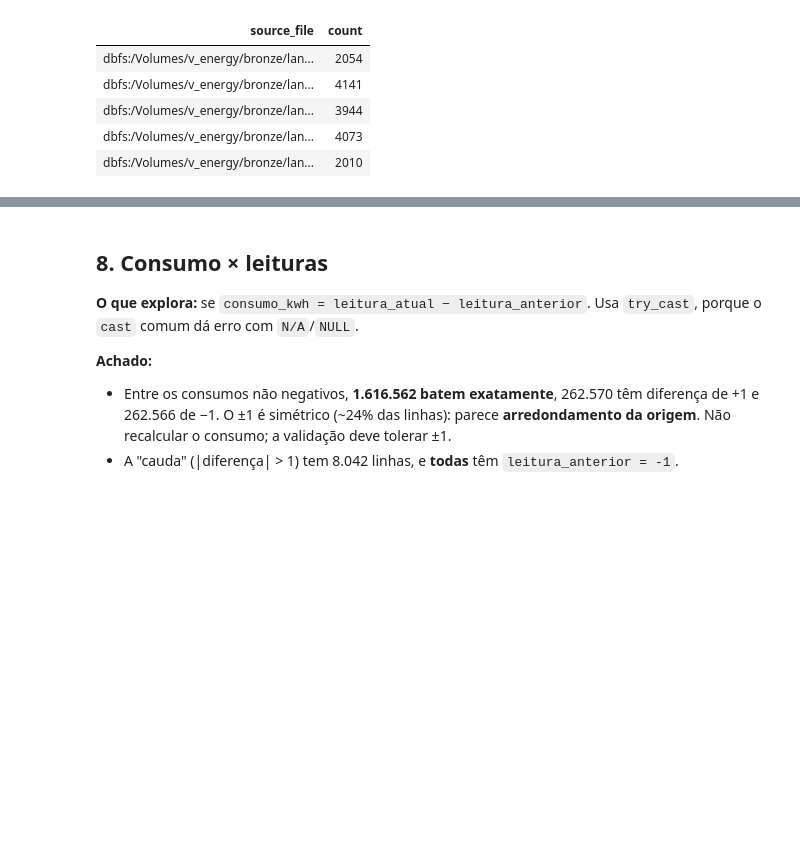
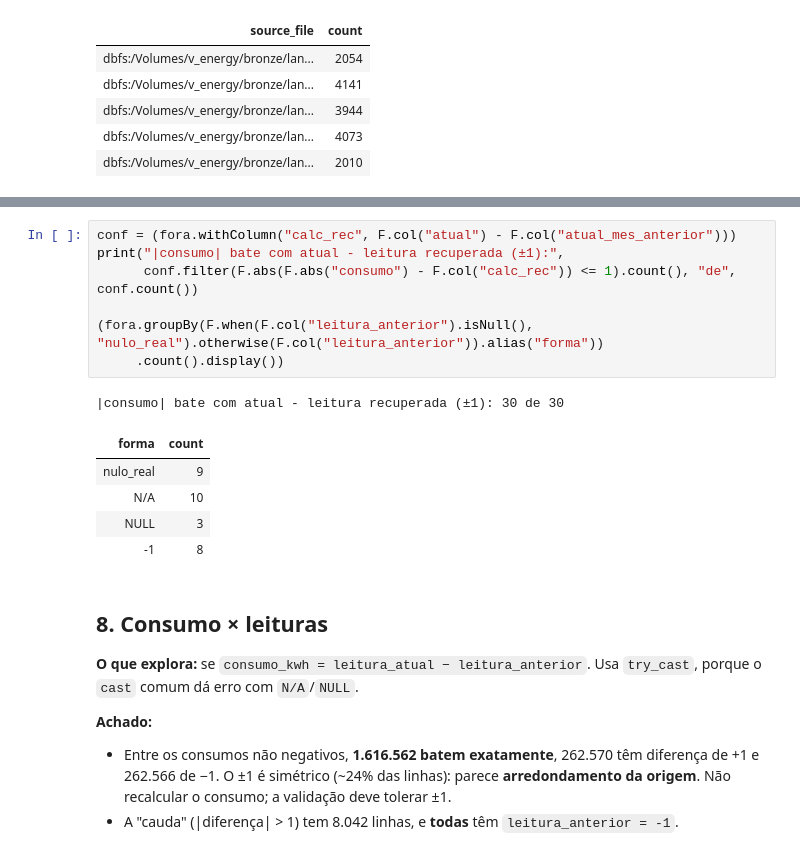
Before and after one commit to marcelaraposoo/V-Energy-Grid-360, a Jupyter notebook: data-engineering/notebooks/exploracao/exploracao_leituras.ipynb, the cells around one changed output, grey strips where cells are left out. Drawn from its saved outputs; the diff is of its cells as text; blank space fills up the shorter version.

```diff
--- a/data-engineering/notebooks/exploracao/exploracao_leituras.ipynb
+++ b/data-engineering/notebooks/exploracao/exploracao_leituras.ipynb
@@ -322,3 +414,17 @@ N/A ou NULL: 16222 | são a 1ª leitura da UC: 339
+# %%
+conf = (fora.withColumn("calc_rec", F.col("atual") - F.col("atual_mes_anterior")))
+print("|consumo| bate com atual - leitura recuperada (±1):",
+      conf.filter(F.abs(F.abs("consumo") - F.col("calc_rec")) <= 1).count(), "de", conf.count())
+
+(fora.groupBy(F.when(F.col("leitura_anterior").isNull(), "nulo_real").otherwise(F.col("leitura_anterior")).alias("forma"))
+     .count().display())
+# %% [output]
+|consumo| bate com atual - leitura recuperada (±1): 30 de 30
+| forma | count |
+| nulo_real | 9 |
+| N/A | 10 |
+| NULL | 3 |
+| -1 | 8 |
 # %% [markdown]
 ## 8. Consumo × leituras
 
```
Also changed, not shown: parts of 5 cells of this notebook.
